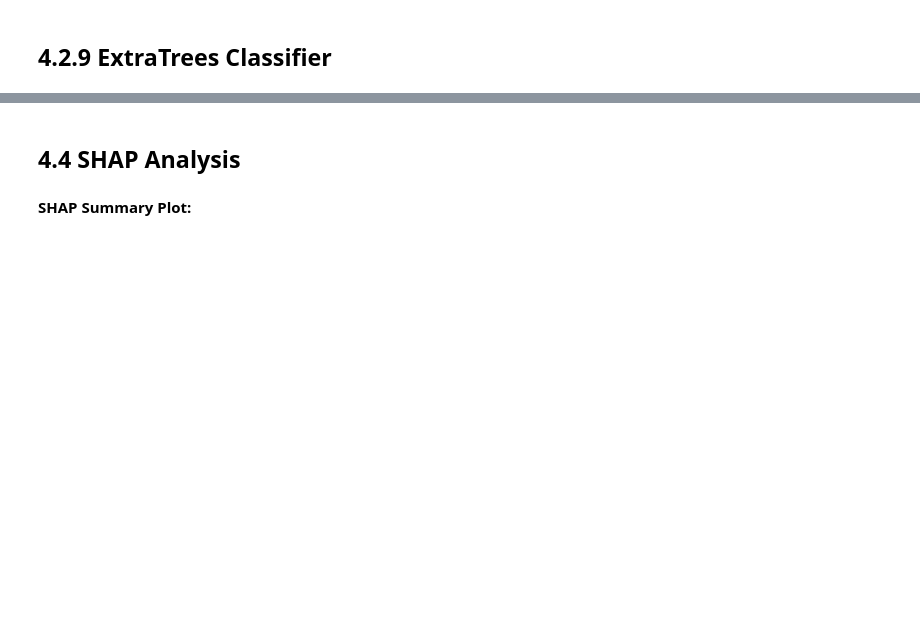
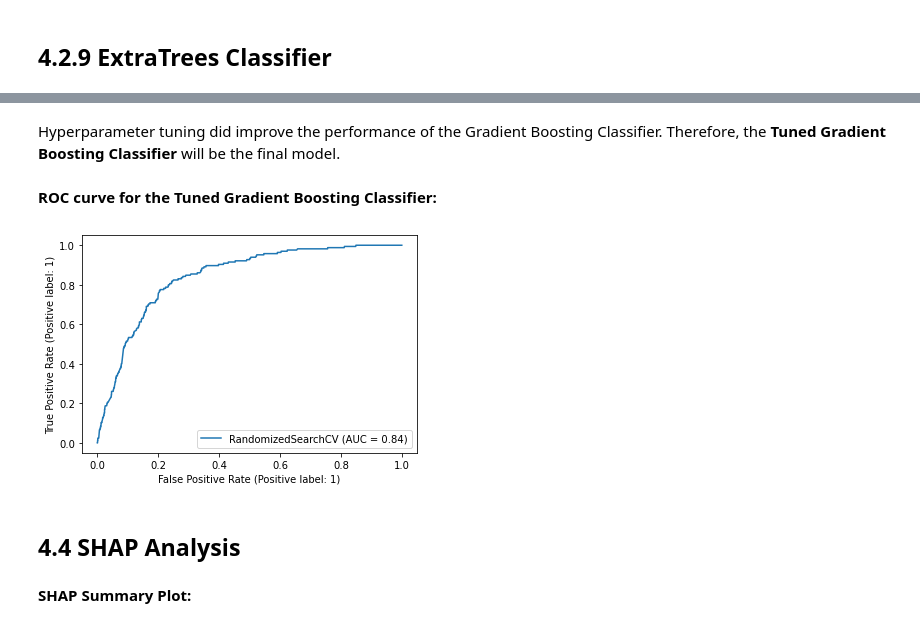
Before and after one commit to DR-611/Capstone2_WestNileVirusPrediction, a Jupyter notebook: Notebooks/PredictWestNile_Modeling.ipynb, the cells around one changed output, grey strips where cells are left out. Drawn from its saved outputs; the diff is of its cells as text; code cells hidden in the pictures; blank space fills up the shorter version.

Commit message:
Cleaned up Modeling Notebook

```diff
--- a/Notebooks/PredictWestNile_Modeling.ipynb
+++ b/Notebooks/PredictWestNile_Modeling.ipynb
@@ -295,4 +285,5 @@ df_test_results.sort_values(by='TestAUC', ascending=False)
 # %%
+#define the hyperparameter search grid
 grid_params = {
     'learning_rate':[0.001,0.01,0.1, 1],
     'max_depth':[3,6,7,8,9,10],
@@ -300,12 +291,16 @@ grid_params = {
     'max_features':['sqrt','log2',1],
 }
 
+#Gradient Boosting model (best score in initial modeling)
 gb_model = GradientBoostingClassifier(random_state = random_seed)
-gs_gb_model = RandomizedSearchCV(gb_model,grid_params, scoring='roc_auc',n_jobs=-1, cv=15, random_state=random_seed,
+
+#Randomized CV search for best hyperparameters
+tuned_gb_model = RandomizedSearchCV(gb_model,grid_params, scoring='roc_auc',n_jobs=-1, cv=15, random_state=random_seed,
                                 n_iter=30)
-gs_gb_model.fit(X_train_us,np.ravel(y_train_us))
 
-gb_model = gs_gb_model.best_estimator_
+#train the model, make predictions on train and test sets, get AUC scores
+scores = train_predict_score(tuned_gb_model, X_train, y_train, X_test, y_test, random_seed)
 
-y_train_pred = gb_model.predict(X_train)
-y_test_pred = gb_model.predict(X_test)
+#append AUC scores to test results dataframe, print AUC scores
+results_row = handle_scores('Tuned Gradient Boosting Classifier', scores)
+df_test_results = df_test_results.append(results_row,ignore_index=True)
@@ -396,3 +337,12 @@ print('Test AUC: ', test_auc)'''
+# %% [markdown]
+Hyperparameter tuning did improve the performance of the Gradient Boosting Classifier. Therefore, the **Tuned Gradient Boosting Classifier** will be the final model.
+# %% [markdown]
+**ROC curve for the Tuned Gradient Boosting Classifier:**
+# %%
+#plot the roc curve for the best model
+plot_roc_curve(tuned_gb_model, X_test, y_test);
+# %% [output]
+[figure, added]
 # %% [markdown]
 ## 4.4 SHAP Analysis
 # %% [markdown]
```
Also changed, not shown: parts of 59 cells of this notebook, 2 other files.
